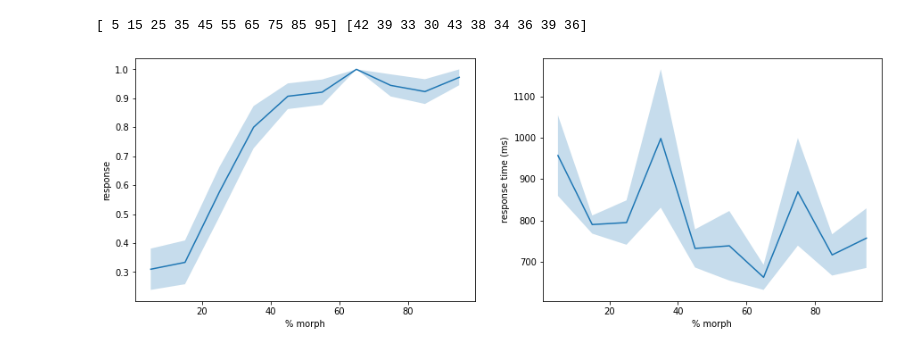
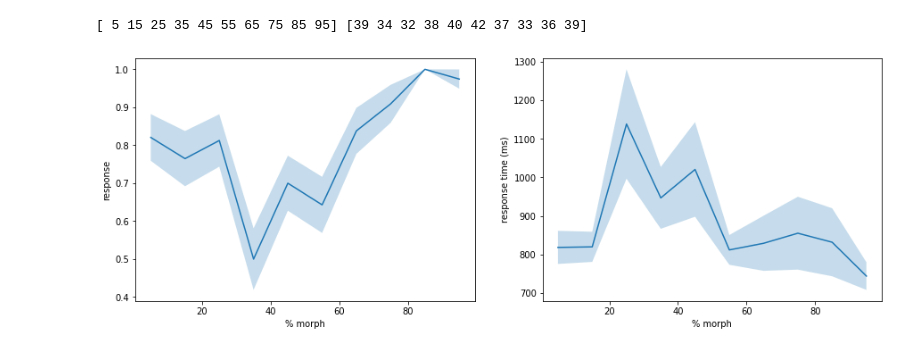
Before and after one commit to romaissauser/M1, a Jupyter notebook: morph/prepare_data.ipynb, the cells around one changed output. Drawn from its saved outputs; the diff is of its cells as text; code cells hidden in the pictures.

```diff
--- a/morph/prepare_data.ipynb
+++ b/morph/prepare_data.ipynb
@@ -98,9 +98,10 @@ def view_results(subject=1, run='all'):
         y = labels['response']
         z = labels['response time']
     elif run in range(1, 5):
-        x = labels['morph level'] and labels['run'] == run
-        y = labels['response'] and labels['run'] == run
-        z = labels['response time'] and labels['run'] == run
+        mask = labels['run'] == run
+        x = labels[mask]['morph level']
+        y = labels[mask]['response']
+        z = labels[mask]['response time']
 
     import pylab as plt
     values, counts = np.unique(x, return_counts=True)
@@ -128,8 +129,8 @@ def view_results(subject=1, run='all'):
                      results['response_time']['mean'] + results['response_time']['std'], alpha=0.25)
     ax[0,1].set_xlabel('% morph')
     ax[0,1].set_ylabel('response time (ms)')
-# %%
-view_results(2)
-# %% [output]
-[ 5 15 25 35 45 55 65 75 85 95] [42 39 33 30 43 38 34 36 39 36]
-[figure, removed]
+# %%
+view_results(1)
+# %% [output]
+[ 5 15 25 35 45 55 65 75 85 95] [39 34 32 38 40 42 37 33 36 39]
+[figure, added]
```
Also changed, not shown: parts of 2 cells of this notebook, 46 other files.
